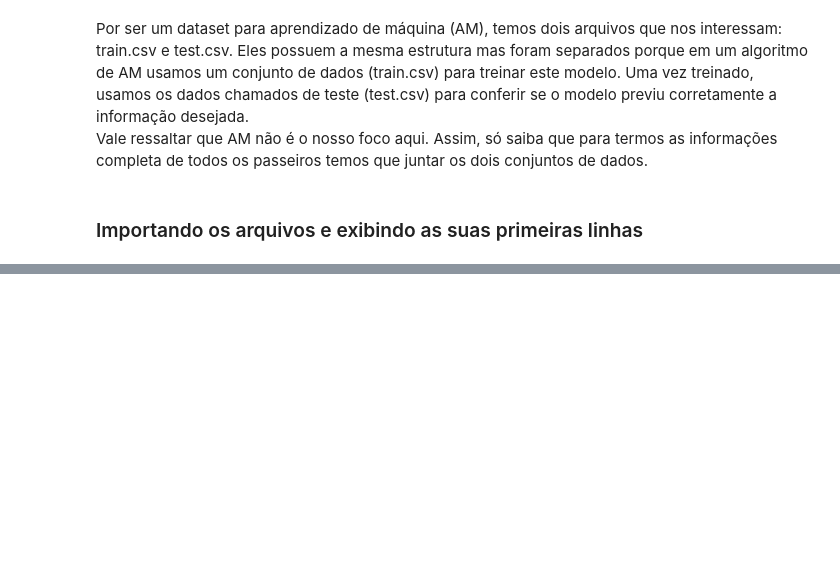
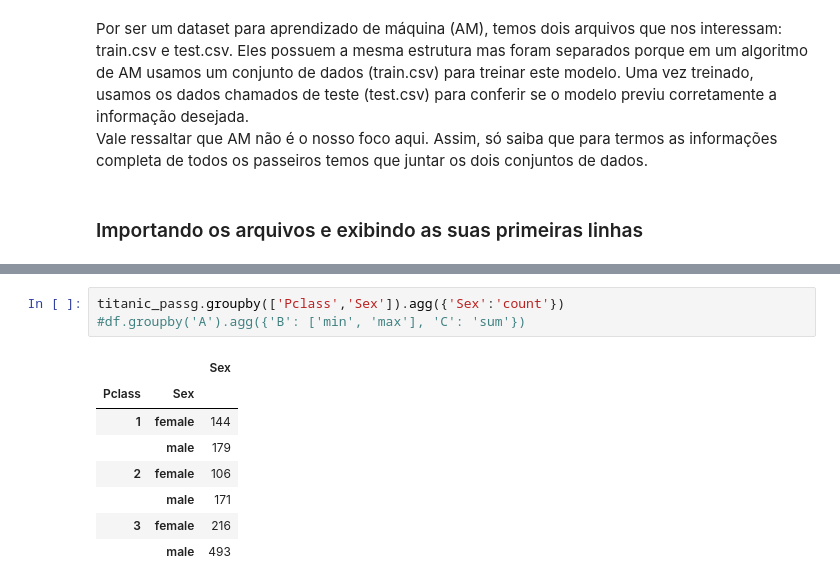
Before and after one commit to airtoncarneiro/AED, a Jupyter notebook: titanic-quase-mais-uma-aed.ipynb, the cells around one changed output, grey strips where cells are left out. Drawn from its saved outputs; the diff is of its cells as text; blank space fills up the shorter version.

```diff
--- a/titanic-quase-mais-uma-aed.ipynb
+++ b/titanic-quase-mais-uma-aed.ipynb
@@ -88,0 +261,12 @@ titanic = test_data + train_data
+# %%
+titanic_passg.groupby(['Pclass','Sex']).agg({'Sex':'count'})
+#df.groupby('A').agg({'B': ['min', 'max'], 'C': 'sum'})
+# %% [output]
+|  |  | Sex |
+| Pclass | Sex |  |
+| 1 | female | 144 |
+|  | male | 179 |
+| 2 | female | 106 |
+|  | male | 171 |
+| 3 | female | 216 |
+|  | male | 493 |
```
Also changed, not shown: parts of 26 cells of this notebook.
